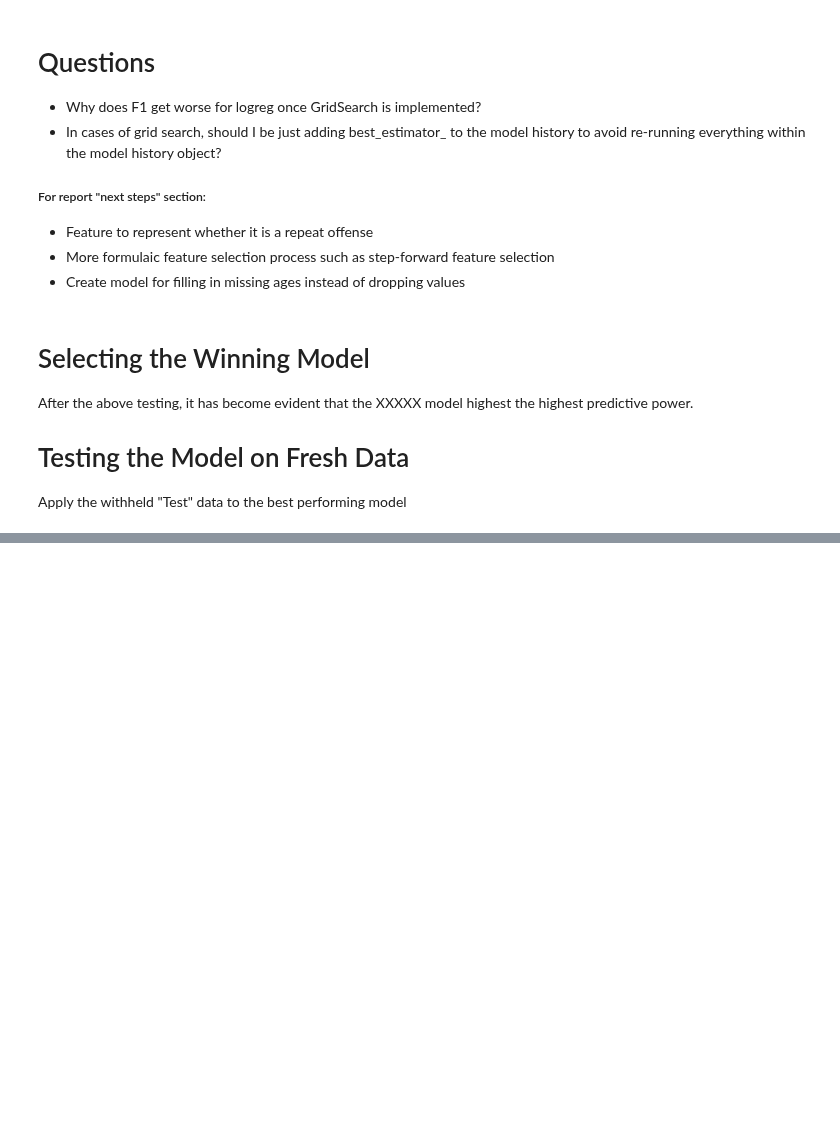
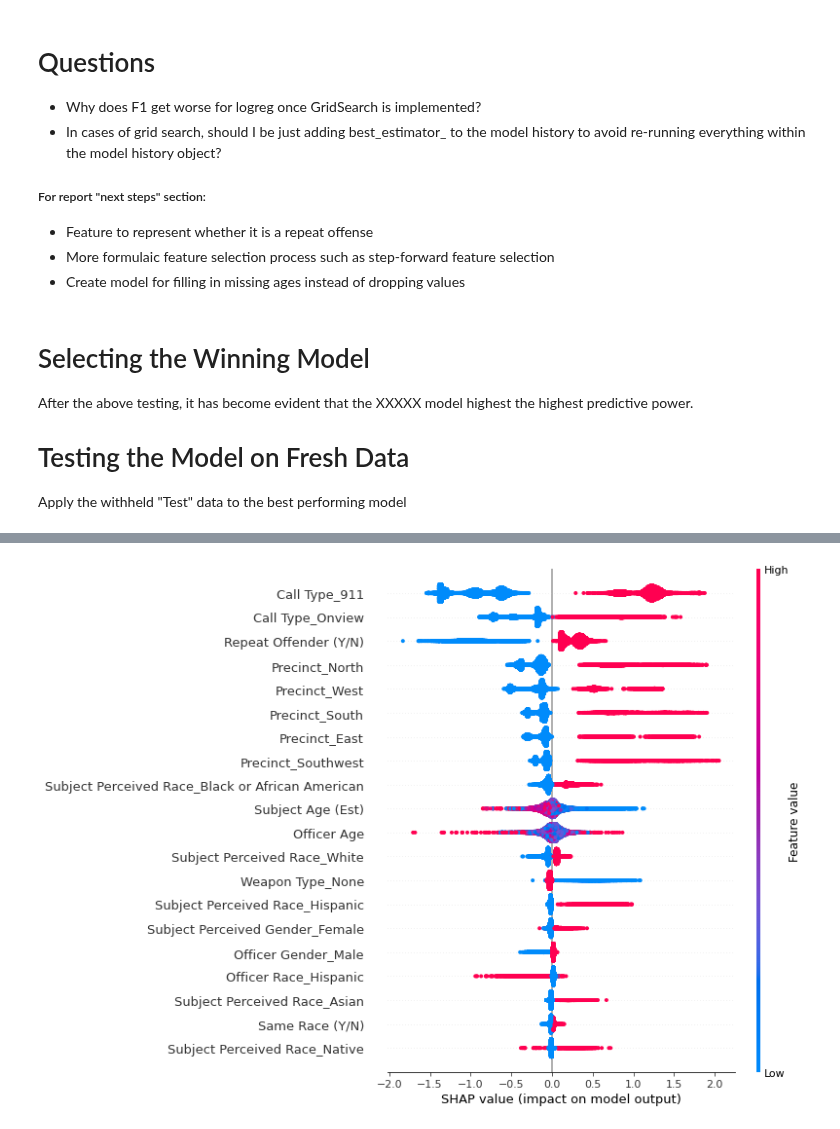
Before and after one commit to sethnlewis/Policing-Bias, a Jupyter notebook: analysis/EDA.ipynb, the cells around one changed output, grey strips where cells are left out. Saved outputs shown, nothing was run; the diff lists cells and outputs as text; code cells hidden in the pictures; blank space fills up the shorter version.

```diff
--- a/analysis/EDA.ipynb
+++ b/analysis/EDA.ipynb
@@ -776,0 +828,44 @@ test
+# %%
+def get_full_df(df_train, df_test):
+    df_train_cat = df_train.select_dtypes('object')
+    df_test_cat = df_test.select_dtypes('object')
+
+    one_hot_encoder.fit(df_train_cat)
+    df_train_cat_ohe = one_hot_encoder.transform(df_train_cat)
+    df_test_cat_ohe = one_hot_encoder.transform(df_test_cat)
+
+    df_train_num = df_train.select_dtypes('number')
+    df_test_num = df_test.select_dtypes('number')
+
+    names_ohe = one_hot_encoder.get_feature_names(df_train_cat[df_train_cat.columns].columns)
+
+    df_train_expanded = pd.DataFrame(df_train_cat_ohe, columns=names_ohe)
+    df_test_expanded = pd.DataFrame(df_test_cat_ohe, columns=names_ohe)
+
+    df_train_expanded[df_train_num.columns] = df_train_num
+    df_test_expanded[df_test_num.columns] = df_test_num
+
+    return df_train_expanded, df_test_expanded
+
+one_hot_encoder.fit(X.select_dtypes('object'))
+X_expanded, X_test_expanded = get_full_df(X, X_test)
+
+
+ss = StandardScaler()
+ss.fit(X_expanded)
+# %%
+X_expanded_scaled = pd.DataFrame(ss.transform(X_expanded), columns = X_expanded.columns)
+X_test_expanded_scaled = pd.DataFrame(ss.transform(X_expanded), columns = X_expanded.columns)
+# %%
+# Interpreting SHAP plots:
+# https://blog.datascienceheroes.com/how-to-interpret-shap-values-in-r/
+
+model = final_model_xgb.steps[1][1]
+model.fit(X_test_expanded_scaled, y)
+pred = model.predict(X_test_expanded_scaled, output_margin=True)
+explainer = shap.TreeExplainer(model)
+shap_values = explainer.shap_values(X_test_expanded_scaled)
+# np.abs(shap_values.sum(1) + explainer.expected_value - pred).max()
+shap.summary_plot(shap_values, X_test_expanded_scaled)
+# %% [output]
+[figure, added]
```
Also changed, not shown: parts of 22 cells of this notebook, 2 other files.
